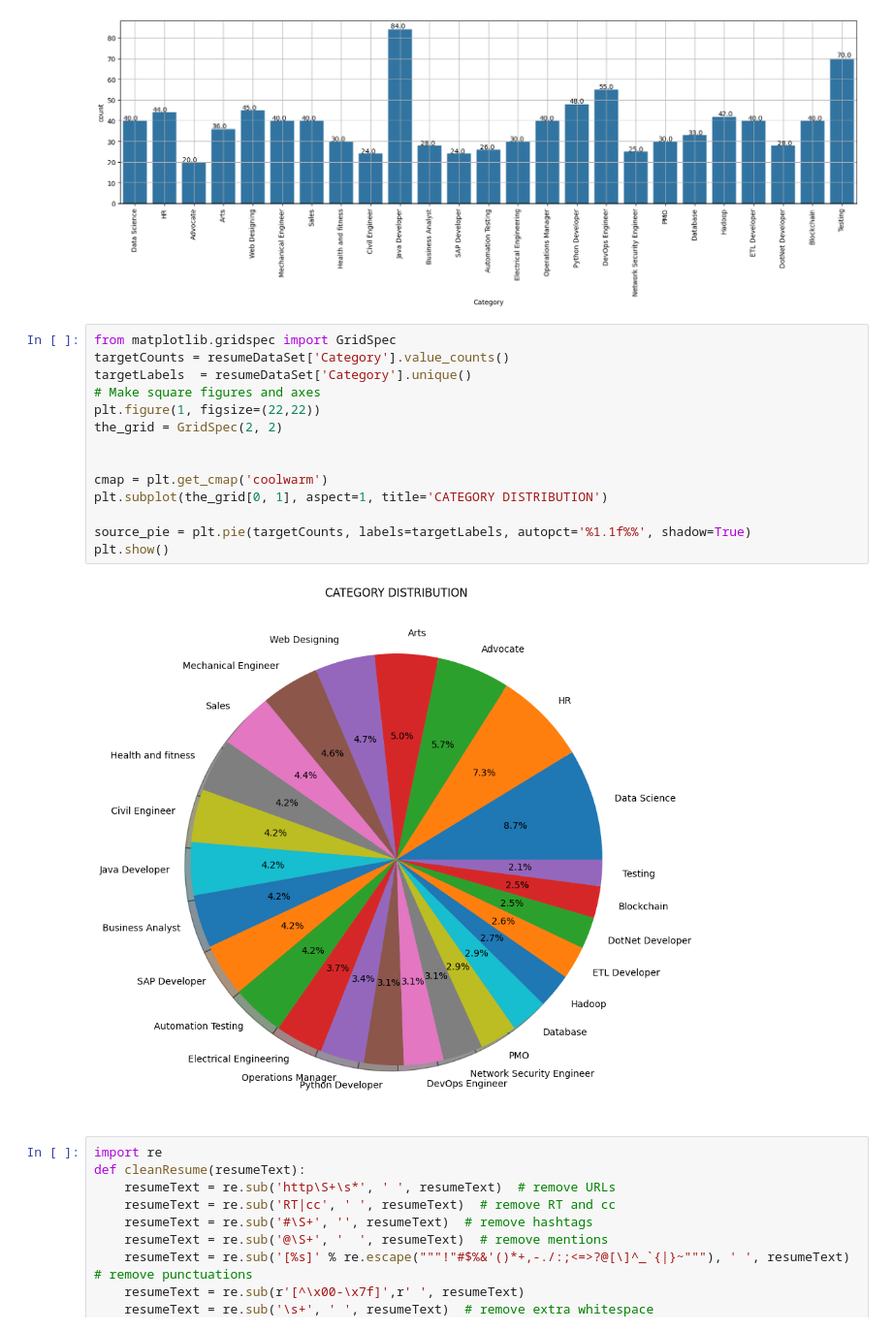
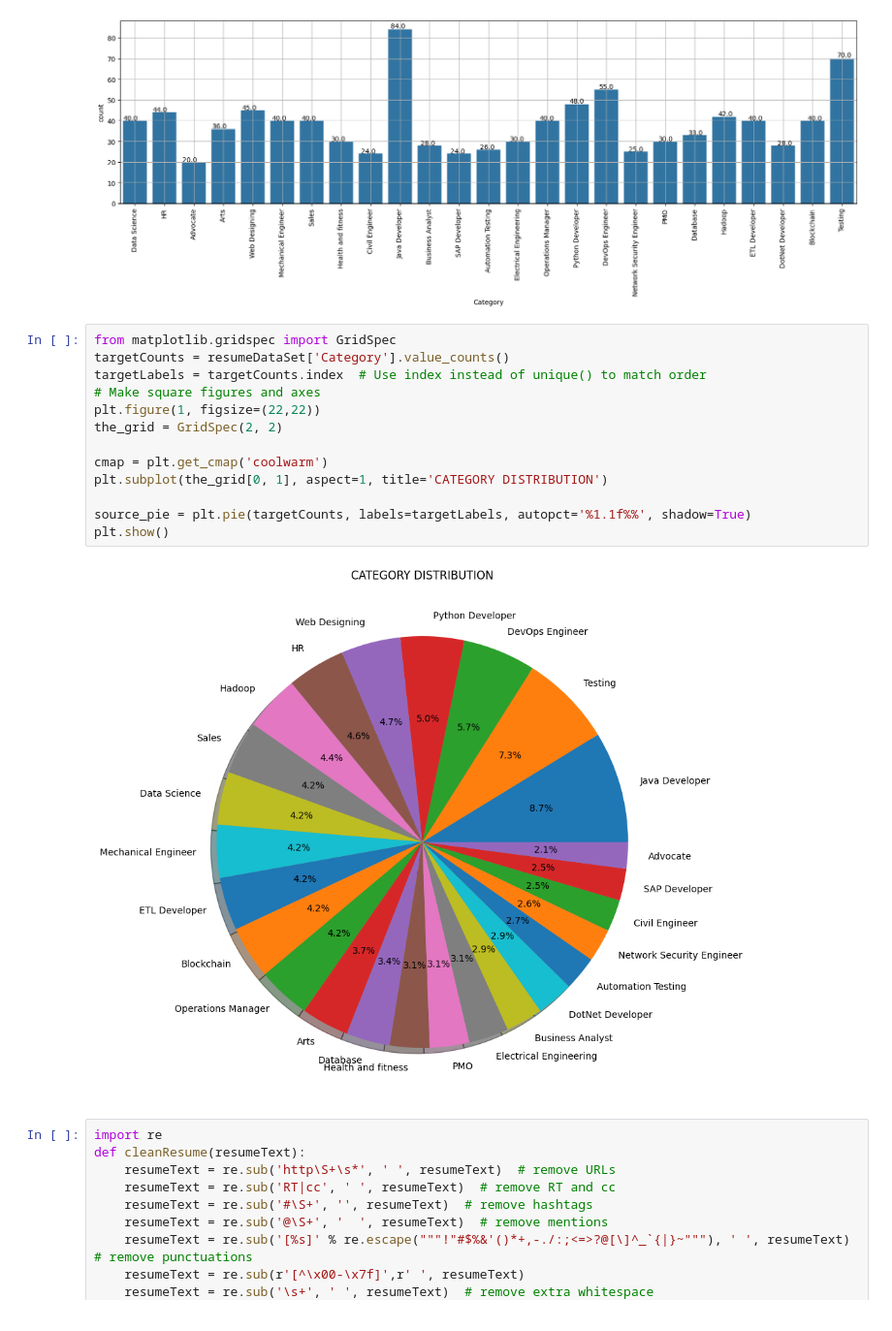
Before and after one commit to SaumilMakkar/UML-501-ML, a Jupyter notebook: ML Project/ML-Project/Model/Resume_categorizing.ipynb, the cells around one changed output. Shown at 97% size. Cells and saved outputs as stored; diff of their text form.

```diff
--- a/ML Project/ML-Project/Model/Resume_categorizing.ipynb
+++ b/ML Project/ML-Project/Model/Resume_categorizing.ipynb
@@ -83,19 +83,18 @@ plt.grid()
 # %%
 from matplotlib.gridspec import GridSpec
 targetCounts = resumeDataSet['Category'].value_counts()
-targetLabels  = resumeDataSet['Category'].unique()
+targetLabels = targetCounts.index  # Use index instead of unique() to match order
 # Make square figures and axes
 plt.figure(1, figsize=(22,22))
 the_grid = GridSpec(2, 2)
-
 
 cmap = plt.get_cmap('coolwarm')
 plt.subplot(the_grid[0, 1], aspect=1, title='CATEGORY DISTRIBUTION')
 
 source_pie = plt.pie(targetCounts, labels=targetLabels, autopct='%1.1f%%', shadow=True)
 plt.show()
 # %% [output]
-[figure, old version]
+[figure, new version]
 # %%
 import re
 def cleanResume(resumeText):
```
Also changed, not shown: parts of 14 cells of this notebook, 5 other files.
